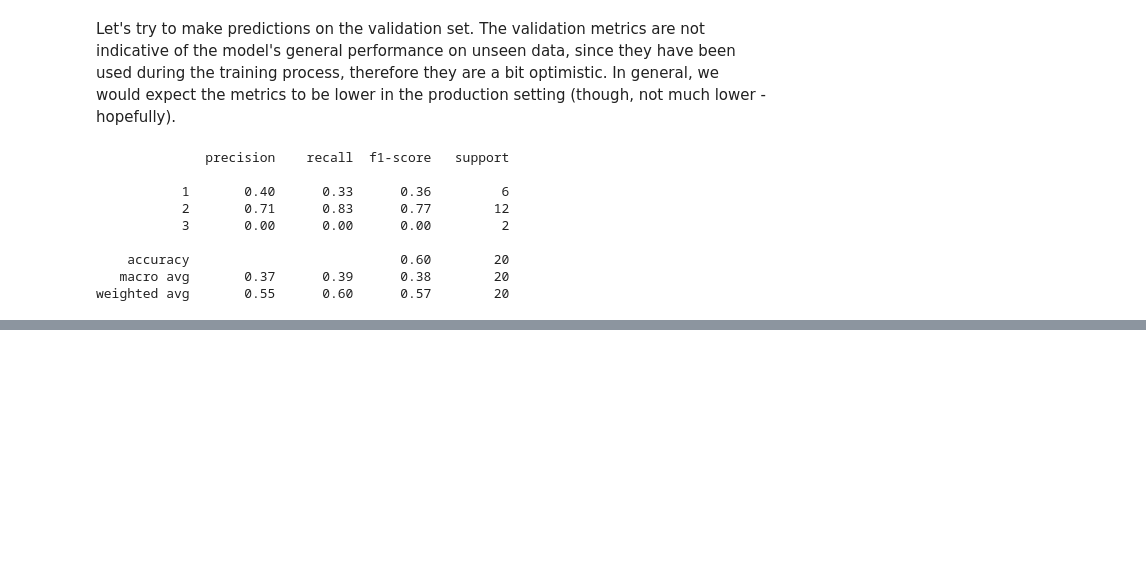
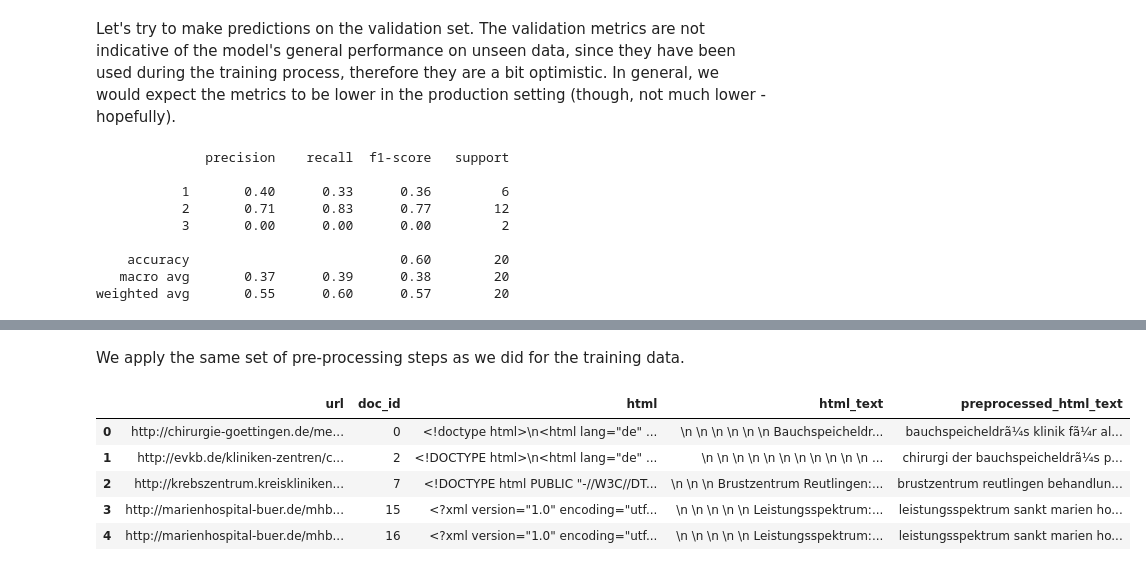
Before and after one commit to alyab16/Detecting-Keywords-On-Websites, a Jupyter notebook: Keyword Detection on Websites.ipynb, the cells around one changed output, grey strips where cells are left out. Drawn from its saved outputs; the diff is of its cells as text; code cells hidden in the pictures; blank space fills up the shorter version.

```diff
--- a/Keyword Detection on Websites.ipynb
+++ b/Keyword Detection on Websites.ipynb
@@ -400,0 +411,14 @@ weighted avg       0.55      0.60      0.57        20
+# %% [markdown]
+We apply the same set of pre-processing steps as we did for the training data.
+# %%
+test_csv["html"] = test_csv["doc_id"].apply(read_html)
+test_csv["html_text"] = test_csv["html"].apply(extract_html_text)
+test_csv["preprocessed_html_text"] = test_csv["html_text"].apply(preprocess_html_text)
+test_csv.head()
+# %% [output]
+|  | url | doc_id | html | html_text | preprocessed_html_text |
+| 0 | http://chirurgie-goettingen.de/me... | 0 | <!doctype html>\n<html lang="de" ... | \n \n \n \n \n \n Bauchspeicheldr... | bauchspeicheldrã¼s klinik fã¼r al... |
+| 1 | http://evkb.de/kliniken-zentren/c... | 2 | <!DOCTYPE html>\n<html lang="de" ... | \n \n \n \n \n \n \n \n \n \n \n ... | chirurgi der bauchspeicheldrã¼s p... |
+| 2 | http://krebszentrum.kreiskliniken... | 7 | <!DOCTYPE html PUBLIC "-//W3C//DT... | \n \n \n Brustzentrum Reutlingen:... | brustzentrum reutlingen behandlun... |
+| 3 | http://marienhospital-buer.de/mhb... | 15 | <?xml version="1.0" encoding="utf... | \n \n \n \n \n Leistungsspektrum:... | leistungsspektrum sankt marien ho... |
+| 4 | http://marienhospital-buer.de/mhb... | 16 | <?xml version="1.0" encoding="utf... | \n \n \n \n \n Leistungsspektrum:... | leistungsspektrum sankt marien ho... |
```
Also changed, not shown: parts of 11 cells of this notebook.
